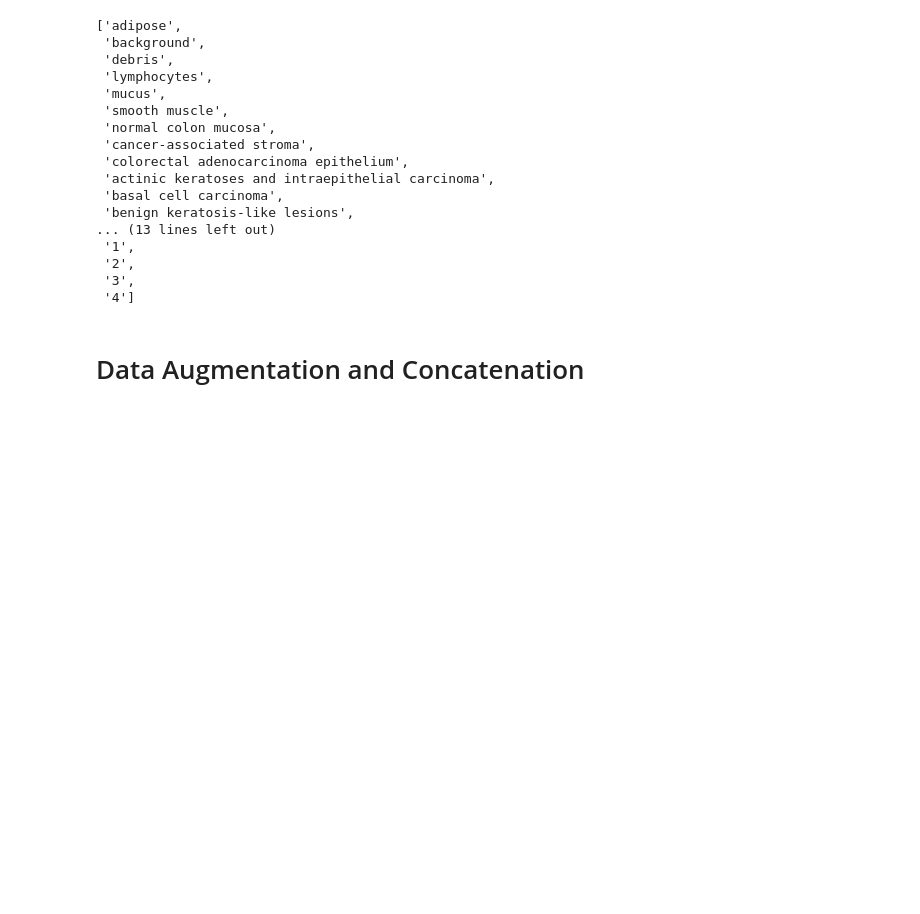
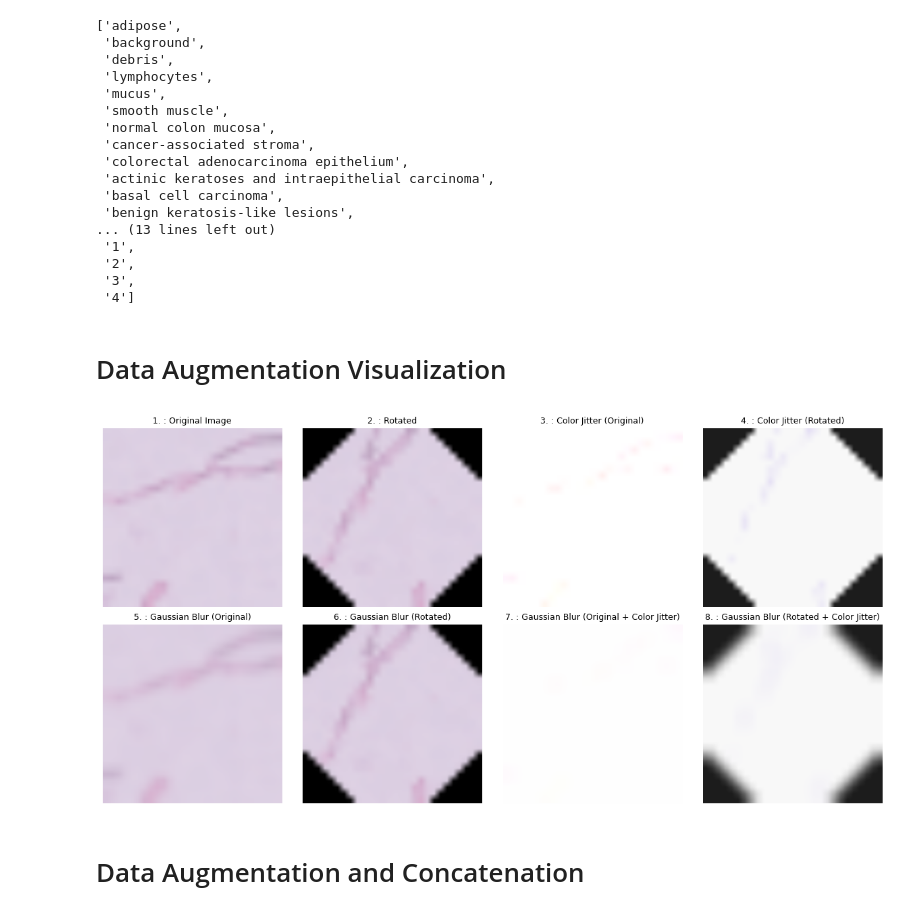
Before and after one commit to LucasColas/CNN-vs-ViT, a Jupyter notebook: ViT.ipynb, the cells around one changed output. Saved outputs shown, nothing was run; the diff lists cells and outputs as text; code cells hidden in the pictures; blank space fills up the shorter version.

```diff
--- a/ViT.ipynb
+++ b/ViT.ipynb
@@ -96,6 +98,41 @@ labels
  '2',
  '3',
  '4']
+# %% [markdown]
+# Data Augmentation Visualization
+# %%
+ex_path_mnist = Subset(path_dataset, [0])
+ex_path_mnist = DatasetAugmentation(ex_path_mnist)
+
+ex_transformations = transforms.Compose([
+      transforms.Resize((224, 224)),
+      transforms.ToPILImage(),
+      ])
+
+titles = ['Original Image',
+          'Rotated',
+          'Color Jitter (Original)',
+          'Color Jitter (Rotated)',
+          'Gaussian Blur (Original)',
+          'Gaussian Blur (Rotated)',
+          'Gaussian Blur (Original + Color Jitter)',
+          'Gaussian Blur (Rotated + Color Jitter)']
+
+fig, axes = plt.subplots(2, 4, figsize=(12, 6))
+axes = axes.flatten()
+
+for index, (ax, (img_info, title)) in enumerate(zip(axes, zip(ex_path_mnist, titles))):
+    img = ex_transformations(img_info[0])
+    ax.imshow(img)
+    title = f"{index+1}. : {title}"
+    ax.set_title(title, fontsize=9)
+    ax.axis("off")
+
+plt.tight_layout()
+plt.savefig('data_augmentation.png')
+plt.show()
+# %% [output]
+[figure, added]
 # %% [markdown]
 # Data Augmentation and Concatenation
 # %%
```
Also changed, not shown: parts of 8 cells of this notebook.
